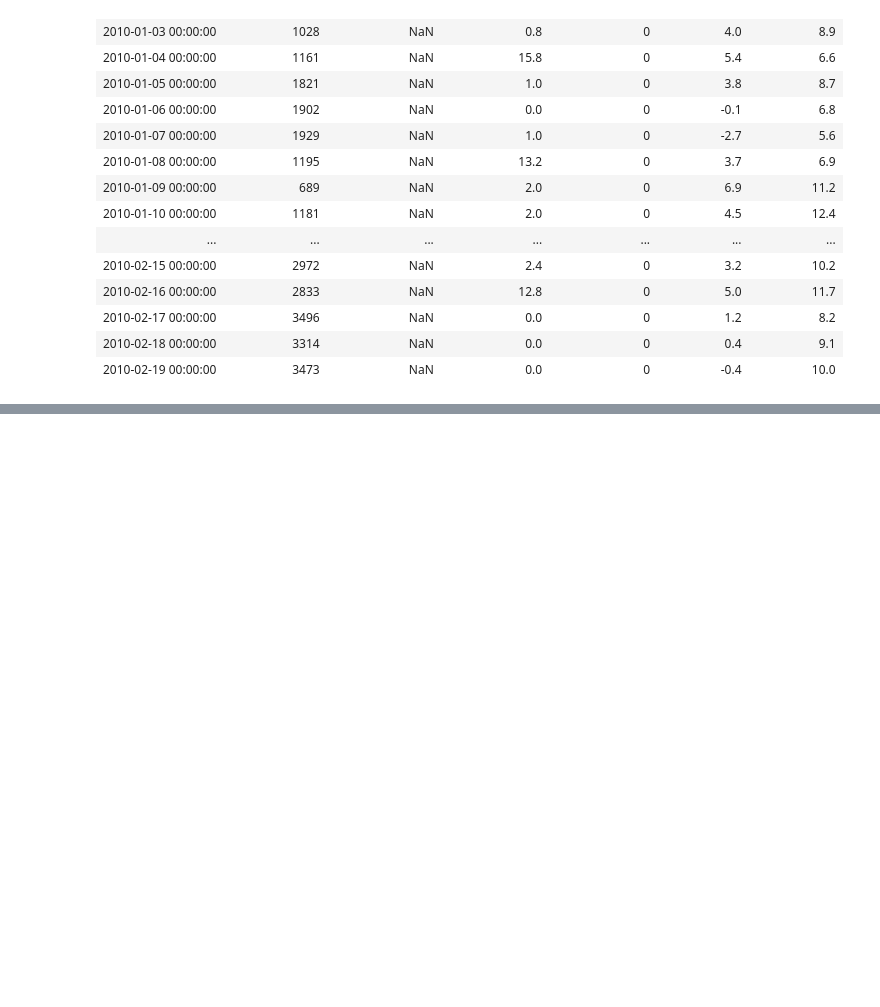
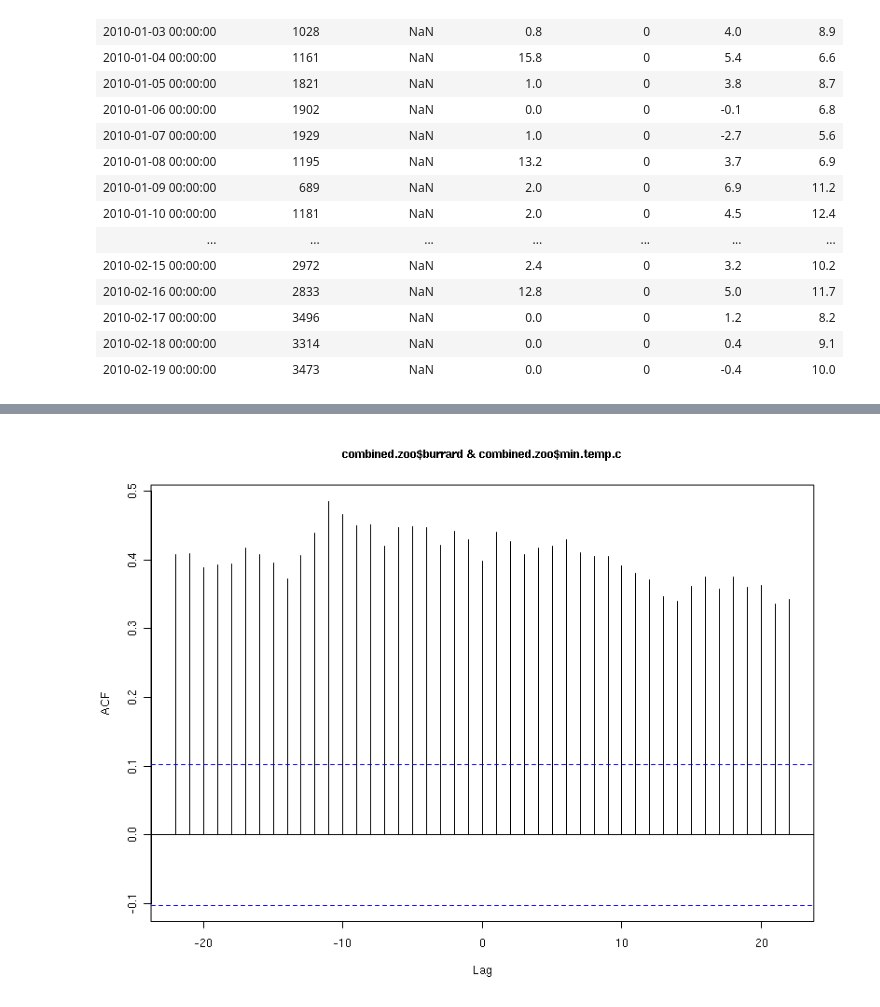
Before and after one commit to tavisrudd/r_python_meetup_apri2012, a Jupyter notebook: demo.ipynb, the cells around one changed output, grey strips where cells are left out. Saved outputs shown, nothing was run; the diff lists cells and outputs as text; code cells hidden in the pictures; blank space fills up the shorter version.

```diff
--- a/demo.ipynb
+++ b/demo.ipynb
@@ -249,0 +264,4 @@ stacked.unstack()[:50]
+# %%
+Image(filename="ccf_min.png")
+# %% [output]
+[figure, added]
```
Also changed, not shown: parts of 9 cells of this notebook, 12 other files.
